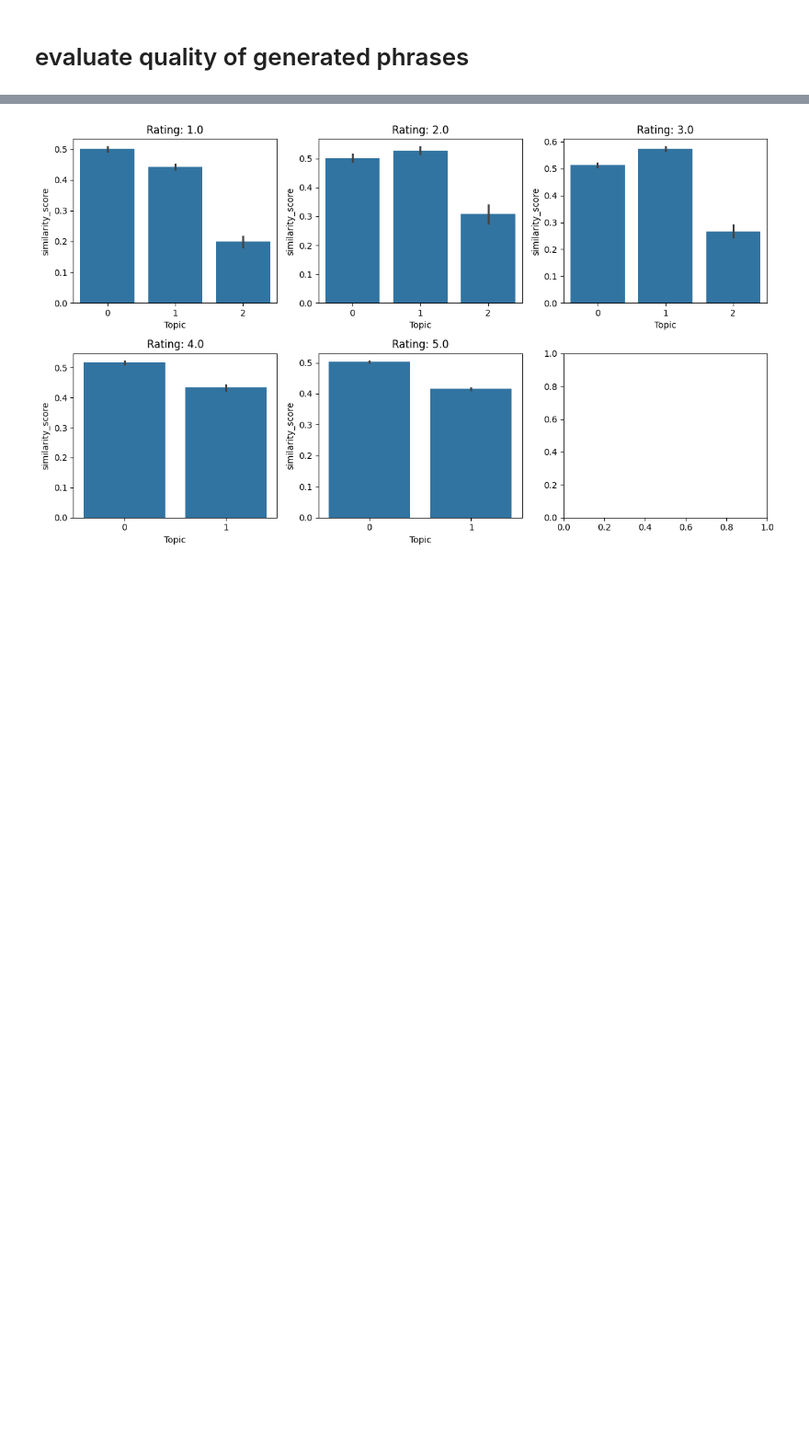
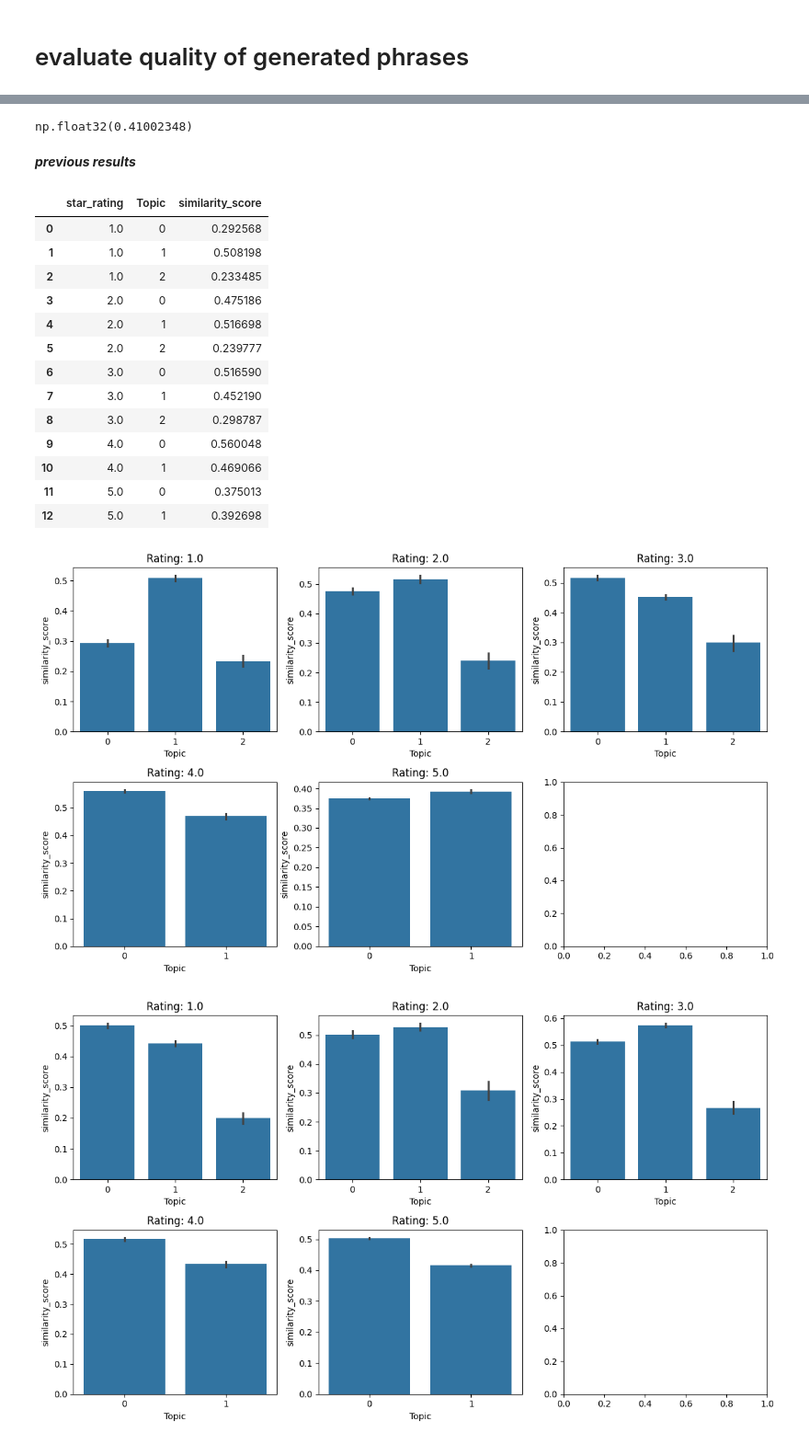
Before and after one commit to jluo3364/BTT-Clorox-Company, a Jupyter notebook: bertopic/bertopic_kmeans_lotion.ipynb, the cells around one changed output, grey strips where cells are left out. Shown at 92% size. Saved outputs shown, nothing was run; the diff lists cells and outputs as text; code cells hidden in the pictures; blank space fills up the shorter version.

```diff
--- a/bertopic/bertopic_kmeans_lotion.ipynb
+++ b/bertopic/bertopic_kmeans_lotion.ipynb
@@ -451,3 +513,39 @@ avg_scores
+# %%
+avg_scores['similarity_score'].mean()
+# %% [output]
+np.float32(0.41002348)
+# %% [markdown]
+_____previous results_____
+# %%
+# print average similarity score for each rating/topic
+avg_scores = labeled_reviews.groupby(['star_rating', 'Topic'])['similarity_score'].mean().reset_index()
+# visualize average similarity scores for each rating/topic
+fig, axs = plt.subplots(2, 3, figsize=(12, 7))
+
+for rating in labeled_reviews['star_rating'].unique():
+    row = int((rating - 1) // 3)
+    col = int((rating - 1) % 3)
+    ax = axs[row][col]
+    sns.barplot(data=labeled_reviews[labeled_reviews['star_rating'] == rating], x='Topic', y='similarity_score', ax=ax)
+    ax.set_title(f"Rating: {rating}")
+plt.tight_layout()
+avg_scores
+# %% [output]
+|  | star_rating | Topic | similarity_score |
+| 0 | 1.0 | 0 | 0.292568 |
+| 1 | 1.0 | 1 | 0.508198 |
+| 2 | 1.0 | 2 | 0.233485 |
+| 3 | 2.0 | 0 | 0.475186 |
+| 4 | 2.0 | 1 | 0.516698 |
+| 5 | 2.0 | 2 | 0.239777 |
+| 6 | 3.0 | 0 | 0.516590 |
+| 7 | 3.0 | 1 | 0.452190 |
+| 8 | 3.0 | 2 | 0.298787 |
+| 9 | 4.0 | 0 | 0.560048 |
+| 10 | 4.0 | 1 | 0.469066 |
+| 11 | 5.0 | 0 | 0.375013 |
+| 12 | 5.0 | 1 | 0.392698 |
+[figure, added]
 # %%
 # visualize average similarity scores for each rating/topic
 fig, axs = plt.subplots(2, 3, figsize=(12, 7))
```
Also changed, not shown: parts of 16 cells of this notebook, 7 other files.
